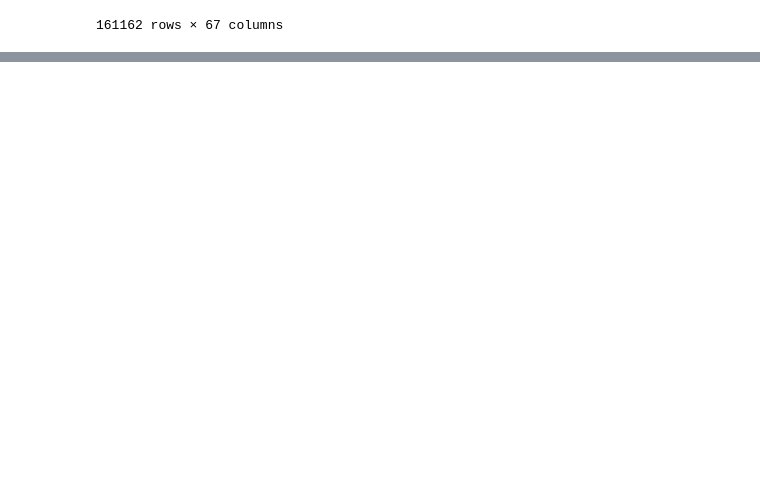
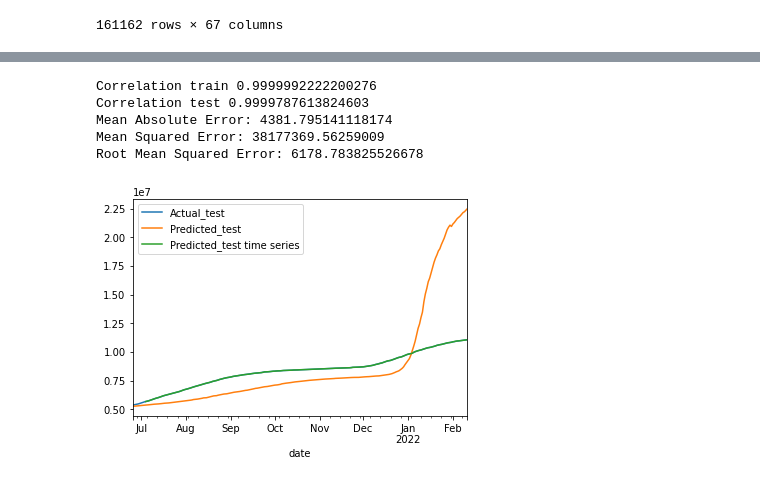
Before and after one commit to Micke0009/portafolio_data-science_health-care, a Jupyter notebook: notebooks/analisis_inicial.ipynb, the cells around one changed output, grey strips where cells are left out. Cells and saved outputs as stored; diff of their text form; code cells hidden in the pictures; blank space fills up the shorter version.

```diff
--- a/notebooks/analisis_inicial.ipynb
+++ b/notebooks/analisis_inicial.ipynb
@@ -18,0 +400,3 @@ pd.read_csv('data/owid-covid-data.csv')
+# %%
+y_dataset = p_covid[col[0]]
+y_dataset
@@ -18,0 +490,3 @@ pd.read_csv('data/owid-covid-data.csv')
+# %%
+dataset = series_to_supervised(pd.DataFrame(y_dataset), y_dataset, 30)
+dataset
@@ -18,0 +508,31 @@ pd.read_csv('data/owid-covid-data.csv')
+# %%
+#Como puede ver, la primera y la última columna contienen los mismos datos objetivo. Por lo tanto, de manera similar al modelo
+#anterior, formaremos conjuntos de datos de entrenamiento y prueba, ajustaremos y compararemos los resultados.
+col_2 = dataset.columns
+X_train_2, X_test_2, y_train_2, y_test_2 = train_test_split(dataset[col_2[1:-2]], dataset[col_2[-1]], test_size=0.3, shuffle=False)
+regressor2 = LinearRegression()
+regressor2.fit(X_train_2, y_train_2)
+y_pred_test_2 = regressor2.predict(X_test_2)
+# %%
+print("Correlation train", regressor2.score(X_train_2, y_train_2))
+print("Correlation test", regressor2.score(X_test_2, y_test_2))
+print('Mean Absolute Error:', metrics.mean_absolute_error(y_test_2, y_pred_test_2))
+print('Mean Squared Error:', metrics.mean_squared_error(y_test_2, y_pred_test_2))
+print('Root Mean Squared Error:', np.sqrt(metrics.mean_squared_error(y_test_2, y_pred_test_2)))
+# %% [output]
+Correlation train 0.9999992222200276
+Correlation test 0.9999787613824603
+Mean Absolute Error: 4381.795141118174
+Mean Squared Error: 38177369.56259009
+Root Mean Squared Error: 6178.783825526678
+# %%
+#Como puede ver, los resultados de pronóstico del conjunto de datos de prueba son mucho mejores que los del modelo anterior.
+#Visualicemos estos 2 resultados:
+y_pred_test_2 = pd.DataFrame(y_pred_test_2, columns = ['Predicted_test time series'])
+y_pred_test_2.index = y_test_2.index
+df_2 = pd.DataFrame({'Actual_test': y_test, 'Predicted_test': y_pred_test, })
+df_2 = df_2.join(y_pred_test_2, how='outer')
+df_2.plot()
+plt.show()
+# %% [output]
+[figure, added]
```
Also changed, not shown: parts of 42 cells of this notebook.
